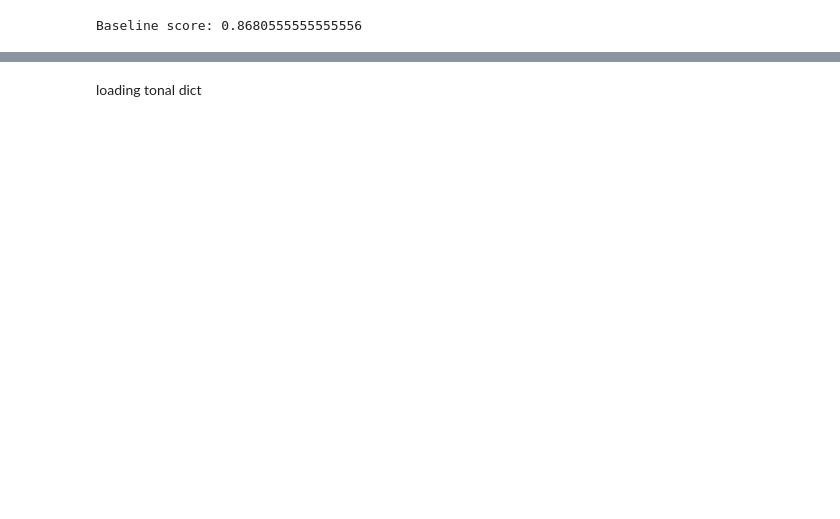
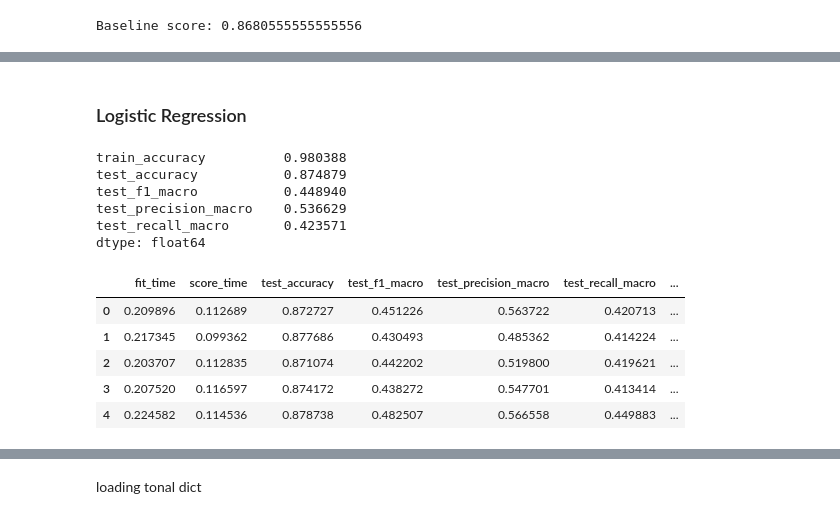
Before and after one commit to sudodoki/prj-nlp, a Jupyter notebook: students/SerhiiNechyporchuk/homework/05-bag-of-words/Homeword05.ipynb, the cells around one changed output, grey strips where cells are left out. Drawn from its saved outputs; the diff is of its cells as text; code cells hidden in the pictures; blank space fills up the shorter version.

```diff
--- a/students/SerhiiNechyporchuk/homework/05-bag-of-words/Homeword05.ipynb
+++ b/students/SerhiiNechyporchuk/homework/05-bag-of-words/Homeword05.ipynb
@@ -191,0 +205,22 @@ array([[   1,    0,   91],
+# %% [markdown]
+### Logistic Regression
+# %%
+from sklearn.linear_model import LogisticRegression
+
+lr_p = Pipeline([('vectorizer', CountVectorizer(lowercase=False, tokenizer=lambda x: x, vocabulary=vocab)),
+                 ('classifier', LogisticRegression())])
+lr_p.fit(train['review_doc'], train['score'])
+print_metrics(lr_p, train)
+# %% [output]
+train_accuracy          0.980388
+test_accuracy           0.874879
+test_f1_macro           0.448940
+test_precision_macro    0.536629
+test_recall_macro       0.423571
+dtype: float64
+|  | fit_time | score_time | test_accuracy | test_f1_macro | test_precision_macro | test_recall_macro | ... |
+| 0 | 0.209896 | 0.112689 | 0.872727 | 0.451226 | 0.563722 | 0.420713 | ... |
+| 1 | 0.217345 | 0.099362 | 0.877686 | 0.430493 | 0.485362 | 0.414224 | ... |
+| 2 | 0.203707 | 0.112835 | 0.871074 | 0.442202 | 0.519800 | 0.419621 | ... |
+| 3 | 0.207520 | 0.116597 | 0.874172 | 0.438272 | 0.547701 | 0.413414 | ... |
+| 4 | 0.224582 | 0.114536 | 0.878738 | 0.482507 | 0.566558 | 0.449883 | ... |
```
Also changed, not shown: parts of 46 cells of this notebook, 2 other files.
